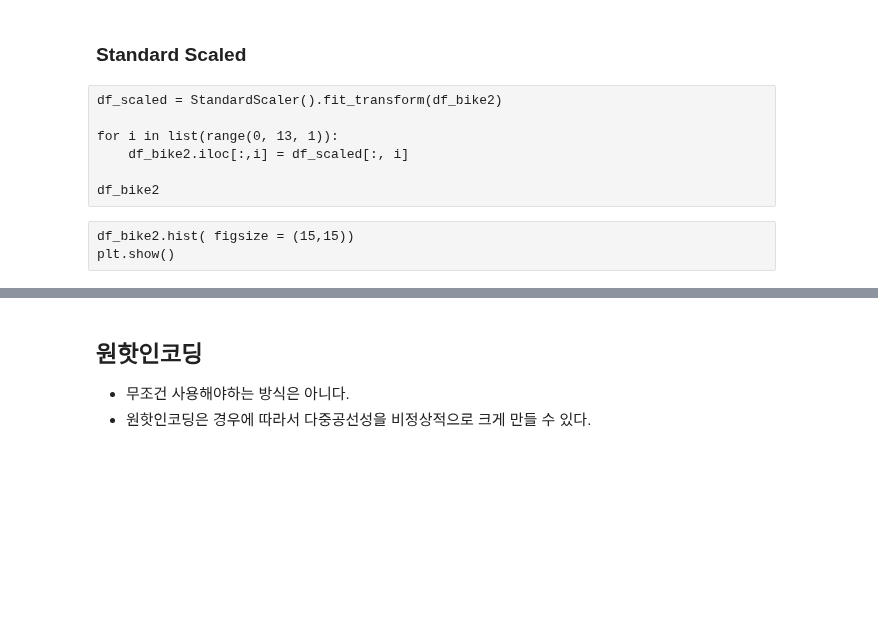
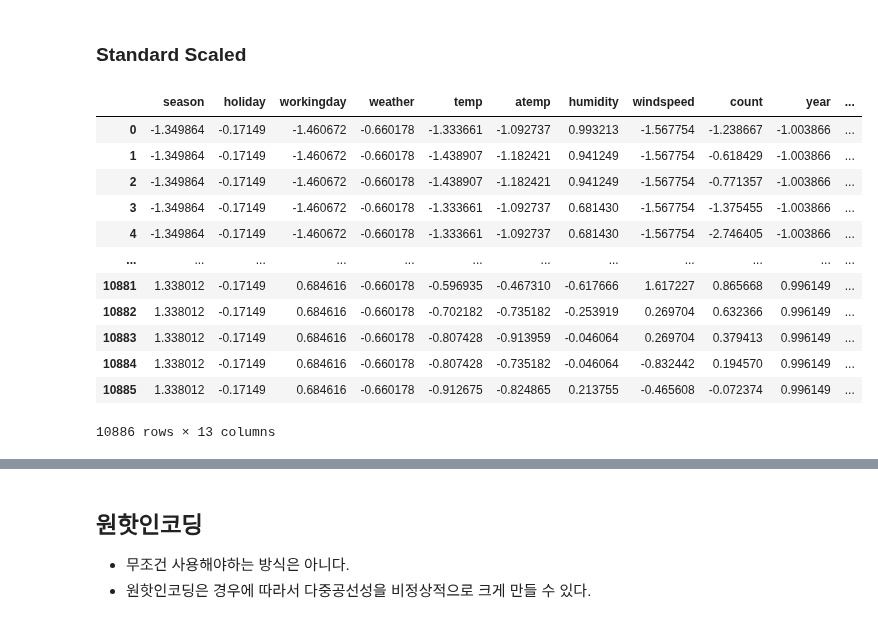
Before and after one commit to anjuiswhat/TIL, a Jupyter notebook: ADP_study/정리본/회귀분석 연습_statsmodels.ipynb, the cells around one changed output, grey strips where cells are left out. Cells and saved outputs as stored; diff of their text form; code cells hidden in the pictures; blank space fills up the shorter version.

```diff
--- a/ADP_study/정리본/회귀분석 연습_statsmodels.ipynb
+++ b/ADP_study/정리본/회귀분석 연습_statsmodels.ipynb
@@ -257,13 +271,24 @@ df_bike2['count'] = np.log1p(df_bike2['count'])
 # df_bike2['windspeed'] = np.log1p(df_bike2['windspeed'])
 # %% [markdown]
 ### Standard Scaled
-# %% [raw]
-df_scaled = StandardScaler().fit_transform(df_bike2)
-
-for i in list(range(0, 13, 1)):
-    df_bike2.iloc[:,i] = df_scaled[:, i]
-
-df_bike2
-# %% [raw]
-df_bike2.hist( figsize = (15,15))
-plt.show()
+# %%
+df_scaled = StandardScaler().fit_transform(df_bike2)
+
+for i in list(range(0, 13, 1)):
+    df_bike2.iloc[:,i] = df_scaled[:, i]
+
+df_bike2
+# %% [output]
+|  | season | holiday | workingday | weather | temp | atemp | humidity | windspeed | count | year | ... |
+| 0 | -1.349864 | -0.17149 | -1.460672 | -0.660178 | -1.333661 | -1.092737 | 0.993213 | -1.567754 | -1.238667 | -1.003866 | ... |
+| 1 | -1.349864 | -0.17149 | -1.460672 | -0.660178 | -1.438907 | -1.182421 | 0.941249 | -1.567754 | -0.618429 | -1.003866 | ... |
+| 2 | -1.349864 | -0.17149 | -1.460672 | -0.660178 | -1.438907 | -1.182421 | 0.941249 | -1.567754 | -0.771357 | -1.003866 | ... |
+| 3 | -1.349864 | -0.17149 | -1.460672 | -0.660178 | -1.333661 | -1.092737 | 0.681430 | -1.567754 | -1.375455 | -1.003866 | ... |
+| 4 | -1.349864 | -0.17149 | -1.460672 | -0.660178 | -1.333661 | -1.092737 | 0.681430 | -1.567754 | -2.746405 | -1.003866 | ... |
+| ... | ... | ... | ... | ... | ... | ... | ... | ... | ... | ... | ... |
+| 10881 | 1.338012 | -0.17149 | 0.684616 | -0.660178 | -0.596935 | -0.467310 | -0.617666 | 1.617227 | 0.865668 | 0.996149 | ... |
+| 10882 | 1.338012 | -0.17149 | 0.684616 | -0.660178 | -0.702182 | -0.735182 | -0.253919 | 0.269704 | 0.632366 | 0.996149 | ... |
+| 10883 | 1.338012 | -0.17149 | 0.684616 | -0.660178 | -0.807428 | -0.913959 | -0.046064 | 0.269704 | 0.379413 | 0.996149 | ... |
+| 10884 | 1.338012 | -0.17149 | 0.684616 | -0.660178 | -0.807428 | -0.735182 | -0.046064 | -0.832442 | 0.194570 | 0.996149 | ... |
+| 10885 | 1.338012 | -0.17149 | 0.684616 | -0.660178 | -0.912675 | -0.824865 | 0.213755 | -0.465608 | -0.072374 | 0.996149 | ... |
+10886 rows × 13 columns
```
Also changed, not shown: parts of 10 cells of this notebook, 20 other files.
